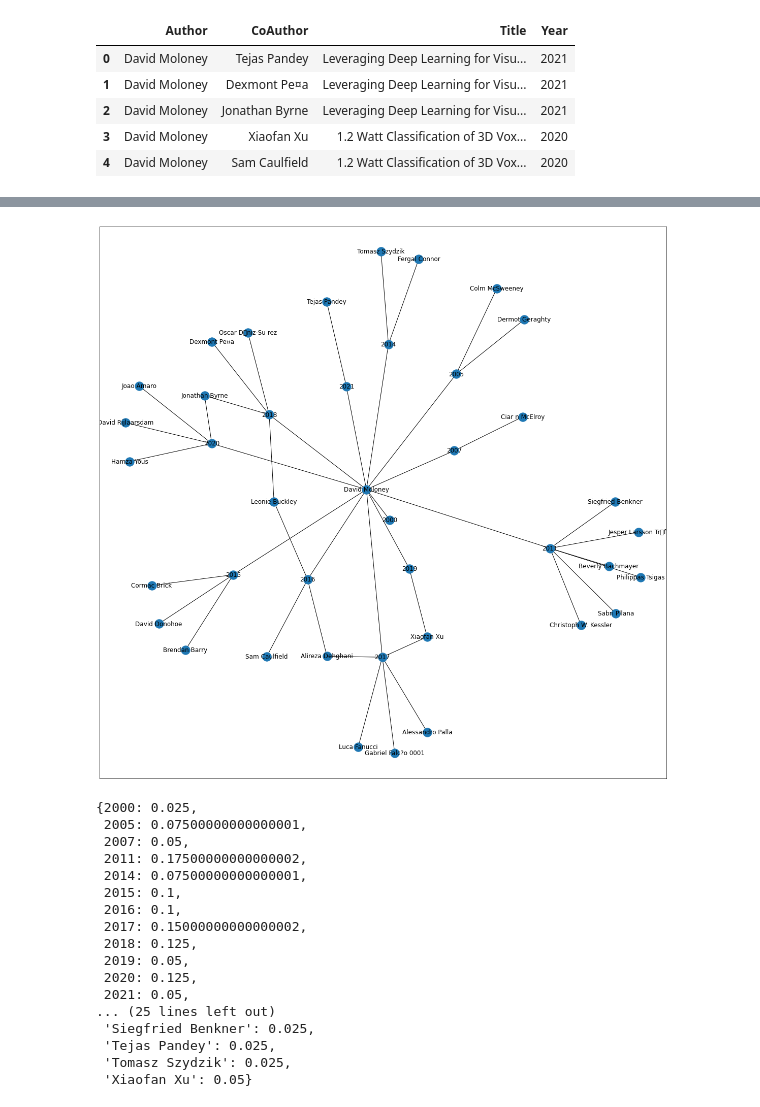
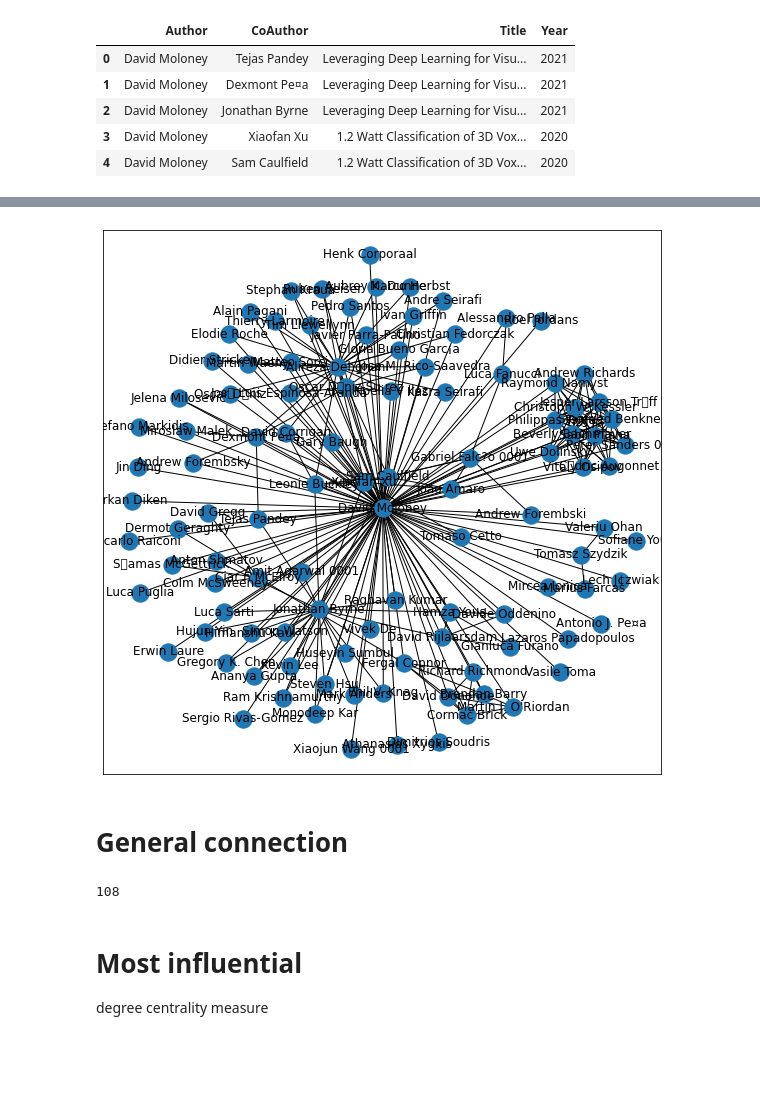
Before and after one commit to anturex2016/data_analytics2021, a Jupyter notebook: working_with_networkx.ipynb, the cells around one changed output, grey strips where cells are left out. Drawn from its saved outputs; the diff is of its cells as text; code cells hidden in the pictures; blank space fills up the shorter version.

```diff
--- a/working_with_networkx.ipynb
+++ b/working_with_networkx.ipynb
@@ -29,4 +29,4 @@ df.head()
 | 3 | David Moloney | Xiaofan Xu | 1.2 Watt Classification of 3D Vox... | 2020 |
 | 4 | David Moloney | Sam Caulfield | 1.2 Watt Classification of 3D Vox... | 2020 |
 # %%
-co_graph=nx.from_pandas_edgelist(df,source="Author",target="Year")
+co_graph=nx.from_pandas_edgelist(df,source="Author",target="CoAuthor")
@@ -48,6 +58,6 @@ nx.draw(co_graph,with_labels=True)
 # %%
-ptl.figure(figsize=(20,20))
+ptl.figure(figsize=(10,10))
 nx.draw_networkx(co_graph)
 ptl.show()
 # %% [output]
-[figure, old version]
+[figure, new version]
@@ -54,20 +66,11 @@ ptl.show()
+# %% [markdown]
+# General connection
+# %%
+nx.degree(co_graph,"David Moloney")
+# %% [output]
+108
+# %% [markdown]
+# Most influential
+degree centrality measure
 # %%
 nx.degree_centrality(co_graph)
-# %% [output]
-{2000: 0.025,
- 2005: 0.07500000000000001,
- 2007: 0.05,
- 2011: 0.17500000000000002,
- 2014: 0.07500000000000001,
- 2015: 0.1,
- 2016: 0.1,
- 2017: 0.15000000000000002,
- 2018: 0.125,
- 2019: 0.05,
- 2020: 0.125,
- 2021: 0.05,
-... (25 lines left out)
- 'Siegfried Benkner': 0.025,
- 'Tejas Pandey': 0.025,
- 'Tomasz Szydzik': 0.025,
- 'Xiaofan Xu': 0.05}
```
Also changed, not shown: parts of 19 cells of this notebook.
